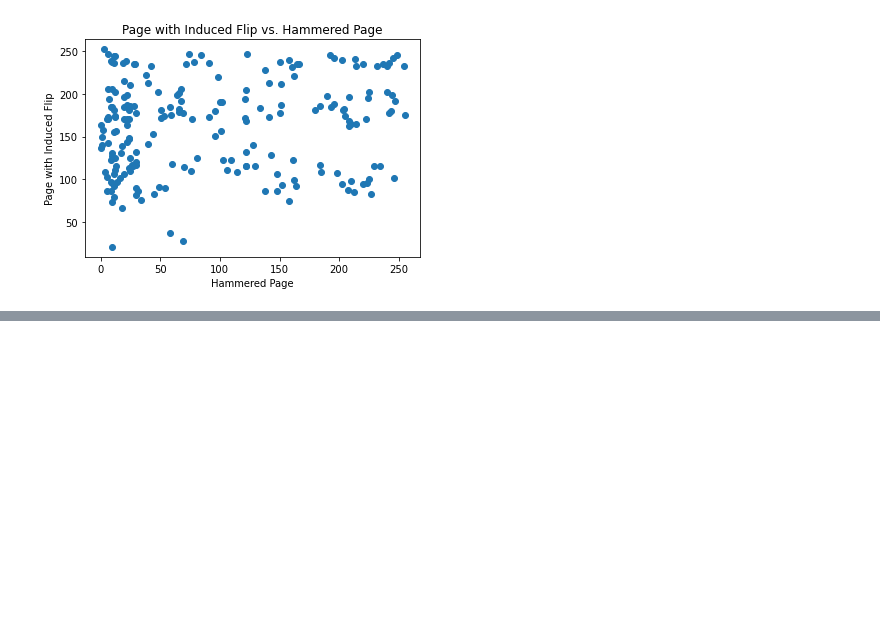
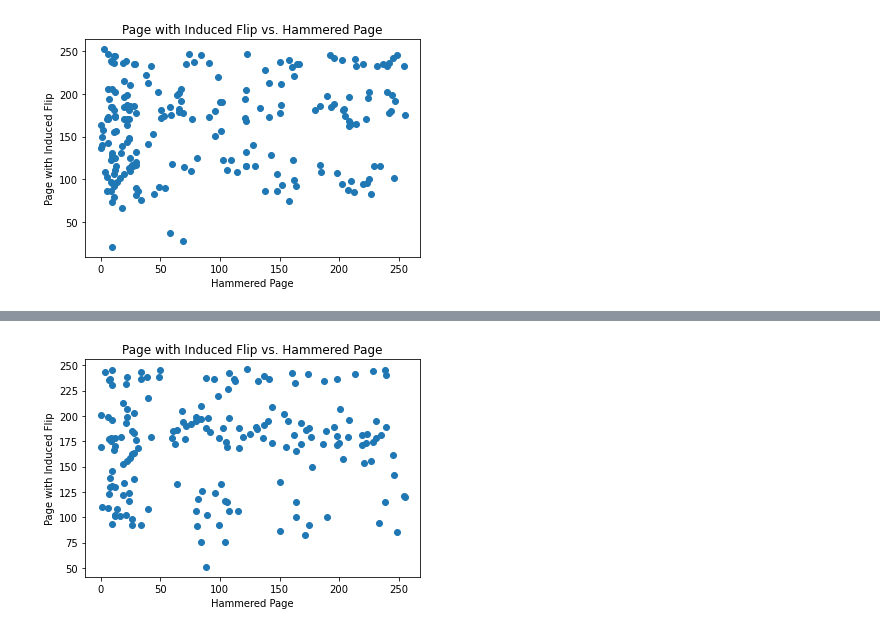
Before and after one commit to jeremywhui/OpenSSD-Rowhammer-Data, a Jupyter notebook: MultiBlock Rowhammer.ipynb, the cells around one changed output, grey strips where cells are left out. Drawn from its saved outputs; the diff is of its cells as text; code cells hidden in the pictures; blank space fills up the shorter version.

```diff
--- a/MultiBlock Rowhammer.ipynb
+++ b/MultiBlock Rowhammer.ipynb
@@ -203,0 +234,14 @@ plt.show()
+# %%
+pointsList256C = []
+for i in range(len(errors256CDict.keys())):
+    for j in range(errors256CDict[i].shape[0]):
+        pointsList256C.append((i, errors256CDict[i][j]))
+#print(pointsList)
+x,y = zip(*pointsList256C)
+plt.scatter(x, y)
+plt.title("Page with Induced Flip vs. Hammered Page")
+plt.xlabel("Hammered Page")
+plt.ylabel("Page with Induced Flip")
+plt.show()
+# %% [output]
+[figure, added]
```
Also changed, not shown: parts of 9 cells of this notebook.
